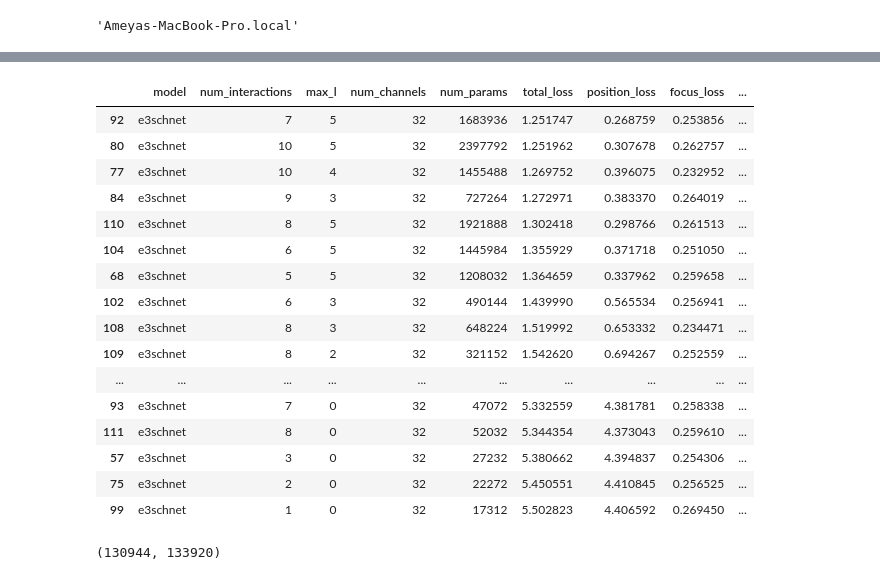
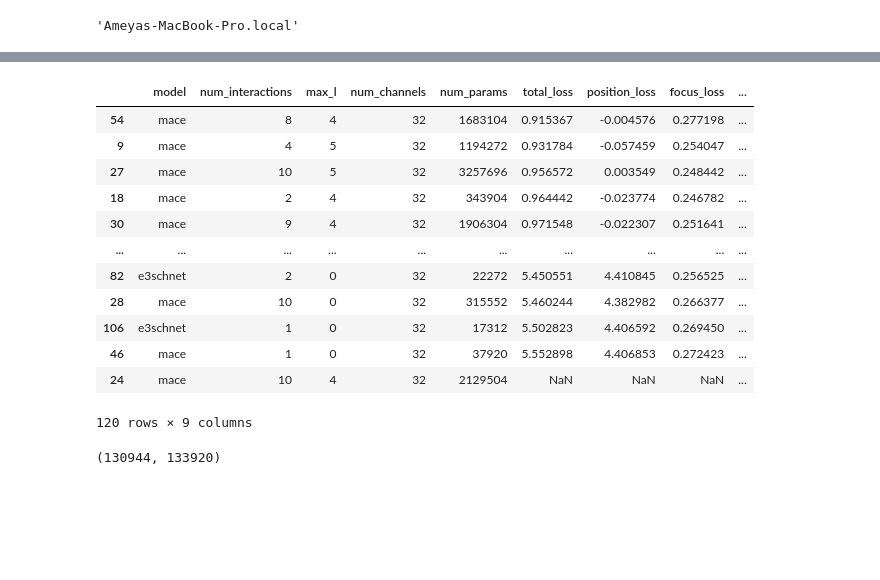
Before and after one commit to atomicarchitects/symphony, a Jupyter notebook: notebooks/test.ipynb, the cells around one changed output, grey strips where cells are left out. Cells and saved outputs as stored; diff of their text form; code cells hidden in the pictures; blank space fills up the shorter version.

```diff
--- a/notebooks/test.ipynb
+++ b/notebooks/test.ipynb
@@ -111,23 +108,19 @@ WARNING:absl:Skipping ../potato_workdirs/v4/mace/interactions=5/l=5/channels=32
 # %%
-results['val'][results['val']['model'] == 'e3schnet'].sort_values('total_loss')
+results['val'].sort_values('total_loss')
 # %% [output]
 |  | model | num_interactions | max_l | num_channels | num_params | total_loss | position_loss | focus_loss | ... |
-| 92 | e3schnet | 7 | 5 | 32 | 1683936 | 1.251747 | 0.268759 | 0.253856 | ... |
-| 80 | e3schnet | 10 | 5 | 32 | 2397792 | 1.251962 | 0.307678 | 0.262757 | ... |
-| 77 | e3schnet | 10 | 4 | 32 | 1455488 | 1.269752 | 0.396075 | 0.232952 | ... |
-| 84 | e3schnet | 9 | 3 | 32 | 727264 | 1.272971 | 0.383370 | 0.264019 | ... |
-| 110 | e3schnet | 8 | 5 | 32 | 1921888 | 1.302418 | 0.298766 | 0.261513 | ... |
-| 104 | e3schnet | 6 | 5 | 32 | 1445984 | 1.355929 | 0.371718 | 0.251050 | ... |
-| 68 | e3schnet | 5 | 5 | 32 | 1208032 | 1.364659 | 0.337962 | 0.259658 | ... |
-| 102 | e3schnet | 6 | 3 | 32 | 490144 | 1.439990 | 0.565534 | 0.256941 | ... |
-| 108 | e3schnet | 8 | 3 | 32 | 648224 | 1.519992 | 0.653332 | 0.234471 | ... |
-| 109 | e3schnet | 8 | 2 | 32 | 321152 | 1.542620 | 0.694267 | 0.252559 | ... |
+| 54 | mace | 8 | 4 | 32 | 1683104 | 0.915367 | -0.004576 | 0.277198 | ... |
+| 9 | mace | 4 | 5 | 32 | 1194272 | 0.931784 | -0.057459 | 0.254047 | ... |
+| 27 | mace | 10 | 5 | 32 | 3257696 | 0.956572 | 0.003549 | 0.248442 | ... |
+| 18 | mace | 2 | 4 | 32 | 343904 | 0.964442 | -0.023774 | 0.246782 | ... |
+| 30 | mace | 9 | 4 | 32 | 1906304 | 0.971548 | -0.022307 | 0.251641 | ... |
 | ... | ... | ... | ... | ... | ... | ... | ... | ... | ... |
-| 93 | e3schnet | 7 | 0 | 32 | 47072 | 5.332559 | 4.381781 | 0.258338 | ... |
-| 111 | e3schnet | 8 | 0 | 32 | 52032 | 5.344354 | 4.373043 | 0.259610 | ... |
-| 57 | e3schnet | 3 | 0 | 32 | 27232 | 5.380662 | 4.394837 | 0.254306 | ... |
-| 75 | e3schnet | 2 | 0 | 32 | 22272 | 5.450551 | 4.410845 | 0.256525 | ... |
-| 99 | e3schnet | 1 | 0 | 32 | 17312 | 5.502823 | 4.406592 | 0.269450 | ... |
+| 82 | e3schnet | 2 | 0 | 32 | 22272 | 5.450551 | 4.410845 | 0.256525 | ... |
+| 28 | mace | 10 | 0 | 32 | 315552 | 5.460244 | 4.382982 | 0.266377 | ... |
+| 106 | e3schnet | 1 | 0 | 32 | 17312 | 5.502823 | 4.406592 | 0.269450 | ... |
+| 46 | mace | 1 | 0 | 32 | 37920 | 5.552898 | 4.406853 | 0.272423 | ... |
+| 24 | mace | 10 | 4 | 32 | 2129504 | NaN | NaN | NaN | ... |
+120 rows × 9 columns
 # %%
 import re
 seed, start, end = [int(val) for val in re.findall(r'\d+', "fragments_seed01_from130944_to133920")]
```
Also changed, not shown: parts of 1 cell of this notebook, 23 other files.
